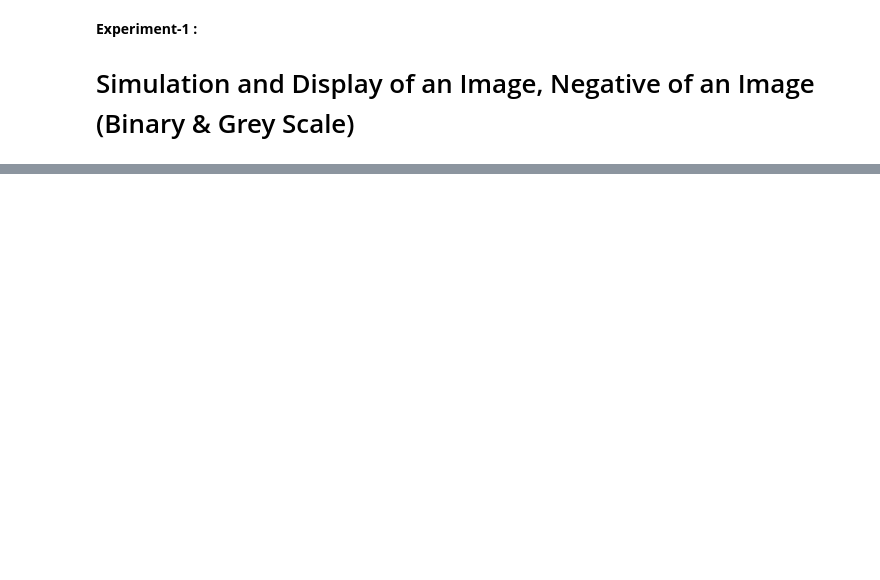
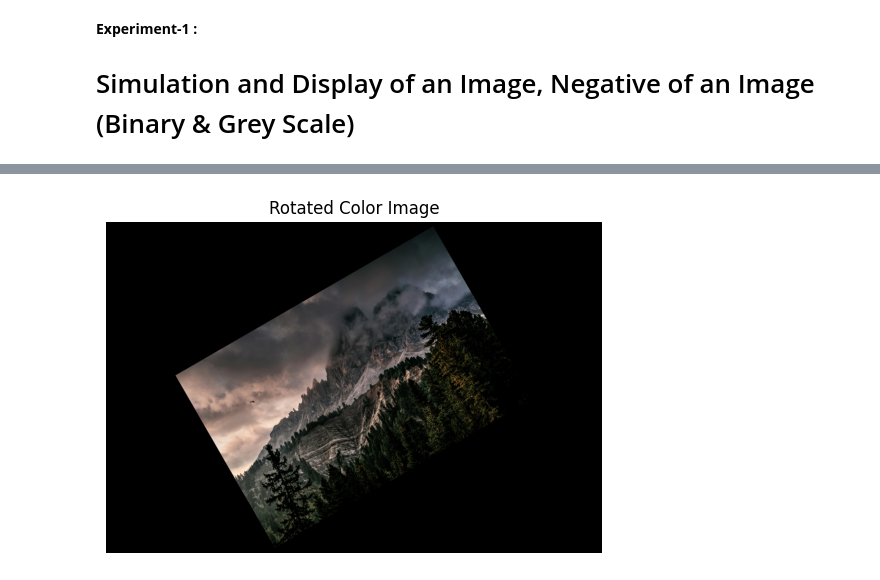
Before and after one commit to rishsoraganvi/Lab-Practical-2023-2027, a Jupyter notebook: IP_&_CV_Lab_Practical.ipynb, the cells around one changed output, grey strips where cells are left out. Cells and saved outputs as stored; diff of their text form; code cells hidden in the pictures; blank space fills up the shorter version.

```diff
--- a/IP_&_CV_Lab_Practical.ipynb
+++ b/IP_&_CV_Lab_Practical.ipynb
@@ -144,0 +127,21 @@ Binary Image (Thresholded at 128):
+# %%
+# ROTATION of the image
+
+import cv2
+import pandas as pd
+import matplotlib.pyplot as plt
+
+img_path="/content/pexels-eberhardgross-640781.jpg"
+img =cv2.imread(img_path)
+
+rows, cols, ch = img.shape
+
+rotation_matrix = cv2.getRotationMatrix2D((cols/2, rows/2), 30, 0.6)
+rotated_img = cv2.warpAffine(img, rotation_matrix, (cols, rows))
+
+plt.imshow(cv2.cvtColor(rotated_img, cv2.COLOR_BGR2RGB))
+plt.title("Rotated Color Image")
+plt.axis("off")
+plt.show()
+# %% [output]
+[figure, added]
```
Also changed, not shown: parts of 17 cells of this notebook.
